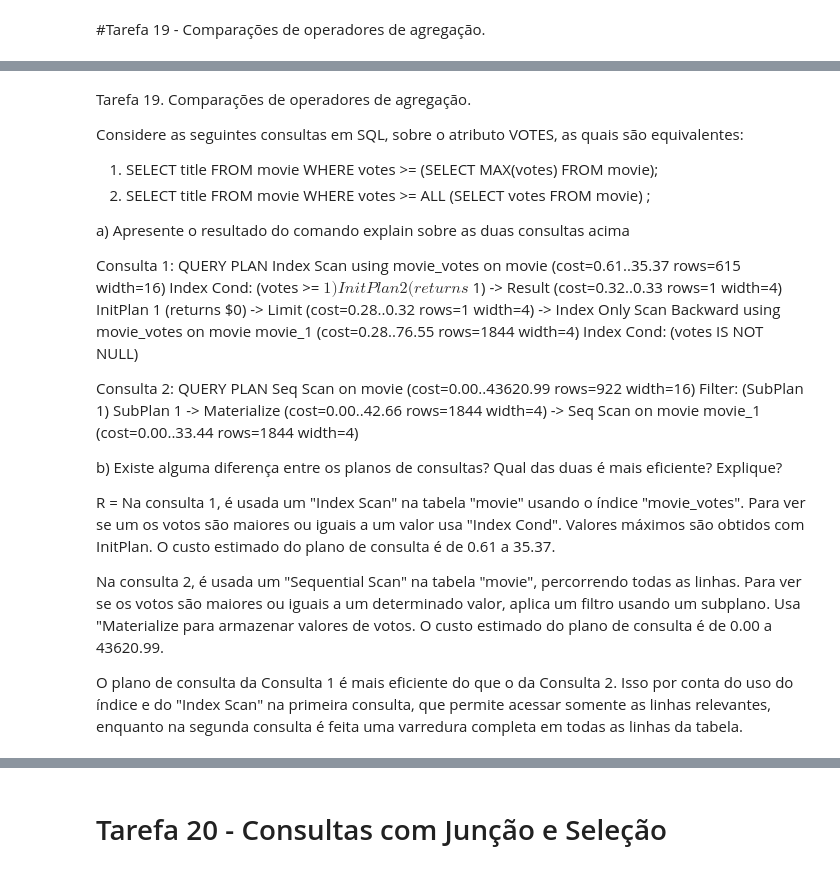
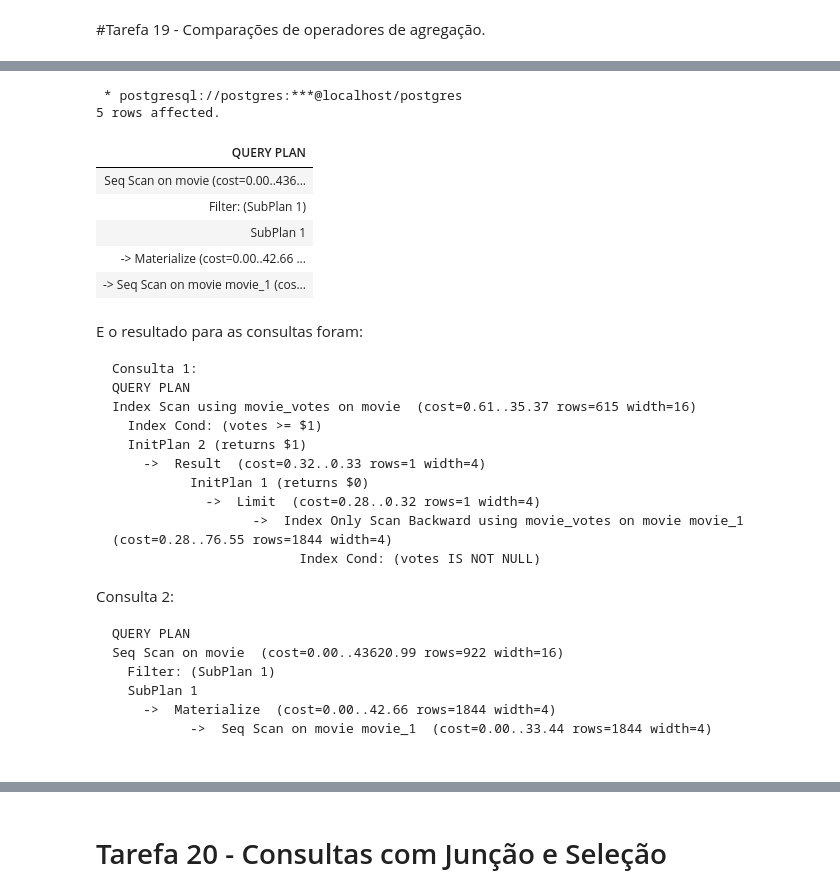
Before and after one commit to guilhermesilveiraa/tp3_gabriel-luciano_gabriel-freitas_guilherme, a Jupyter notebook: trabalho3_gabriell_gabriel_guilherme_BD.ipynb, the cells around one changed output, grey strips where cells are left out. Drawn from its saved outputs; the diff is of its cells as text; code cells hidden in the pictures.

````diff
--- a/trabalho3_gabriell_gabriel_guilherme_BD.ipynb
+++ b/trabalho3_gabriell_gabriel_guilherme_BD.ipynb
@@ -1351,13 +3348,19 @@ Ao contrario de segundo caso, o primeiro caso retorna poucos dados, o que seria
+# %%
+%%sql
+
+EXPLAIN SELECT title FROM movie WHERE votes >= ALL (SELECT votes FROM movie) ;
+# %% [output]
+ * postgresql://postgres:***@localhost/postgres
+5 rows affected.
+| QUERY PLAN |
+| Seq Scan on movie (cost=0.00..436... |
+| Filter: (SubPlan 1) |
+| SubPlan 1 |
+| -> Materialize (cost=0.00..42.66 ... |
+| -> Seq Scan on movie movie_1 (cos... |
 # %% [markdown]
-Tarefa 19. Comparações de operadores de agregação.
-
-Considere as seguintes consultas em SQL, sobre o atributo VOTES, as quais são equivalentes:
-1.	SELECT title FROM movie WHERE votes >= (SELECT MAX(votes) FROM movie);
-2.	SELECT title FROM movie WHERE votes >= ALL (SELECT votes FROM movie) ;
-
-
-a) Apresente o resultado do comando explain sobre as duas consultas acima
-
+E o resultado para as consultas foram:
+```
 Consulta 1:
 QUERY PLAN
 Index Scan using movie_votes on movie  (cost=0.61..35.37 rows=615 width=16)
@@ -1368,8 +3371,9 @@ Index Scan using movie_votes on movie  (cost=0.61..35.37 rows=615 width=16)
             ->  Limit  (cost=0.28..0.32 rows=1 width=4)
                   ->  Index Only Scan Backward using movie_votes on movie movie_1  (cost=0.28..76.55 rows=1844 width=4)
                         Index Cond: (votes IS NOT NULL)
-
+```
 Consulta 2:
+```
 QUERY PLAN
 Seq Scan on movie  (cost=0.00..43620.99 rows=922 width=16)
   Filter: (SubPlan 1)
@@ -1377,20 +3381,4 @@ Seq Scan on movie  (cost=0.00..43620.99 rows=922 width=16)
     ->  Materialize  (cost=0.00..42.66 rows=1844 width=4)
           ->  Seq Scan on movie movie_1  (cost=0.00..33.44 rows=1844 width=4)
 
-
-b) Existe alguma diferença entre os planos de consultas? Qual das duas é mais eficiente? Explique?
-
-R =
-Na consulta 1, é usada um "Index Scan" na tabela "movie" usando o índice "movie_votes".
-Para ver se um os votos são maiores ou iguais a um valor usa "Index Cond".
-Valores máximos são obtidos com InitPlan.
-O custo estimado do plano de consulta é de 0.61 a 35.37.
-
-Na consulta 2, é usada um "Sequential Scan" na tabela "movie", percorrendo todas as linhas.
-Para ver se os votos são maiores ou iguais a um determinado valor, aplica um filtro usando um subplano.
-Usa "Materialize para armazenar valores de votos.
-O custo estimado do plano de consulta é de 0.00 a 43620.99.
-
-O plano de consulta da Consulta 1 é mais eficiente do que o da Consulta 2. Isso por conta do uso do índice
-e do "Index Scan" na primeira consulta, que permite acessar somente as linhas relevantes, enquanto na segunda
-consulta é feita uma varredura completa em todas as linhas da tabela.
+```
````
Also changed, not shown: parts of 38 cells of this notebook.
